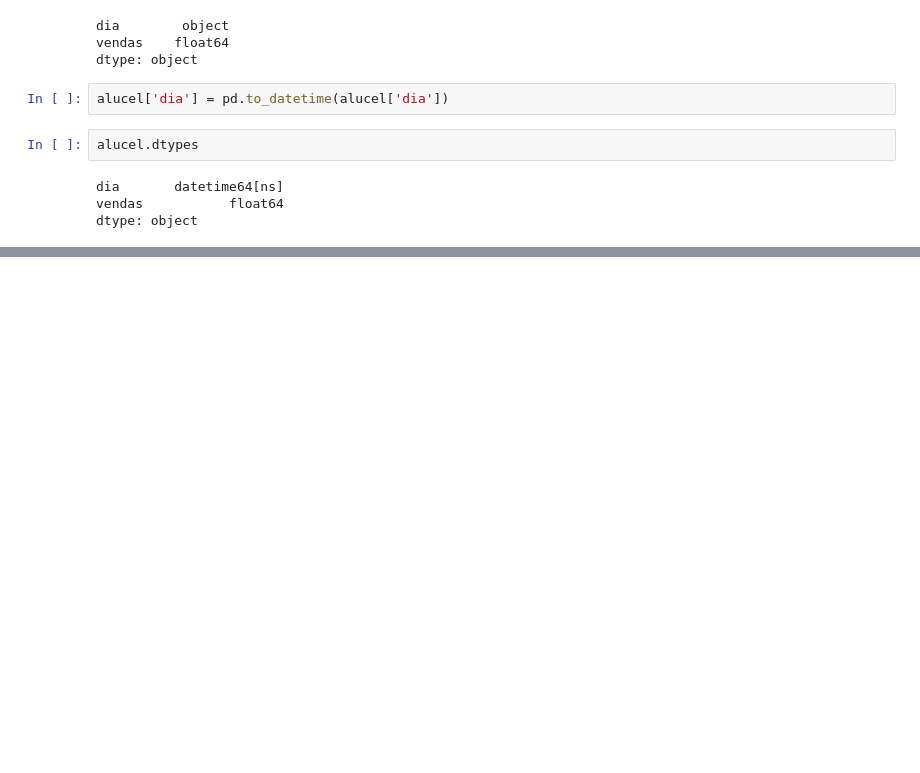
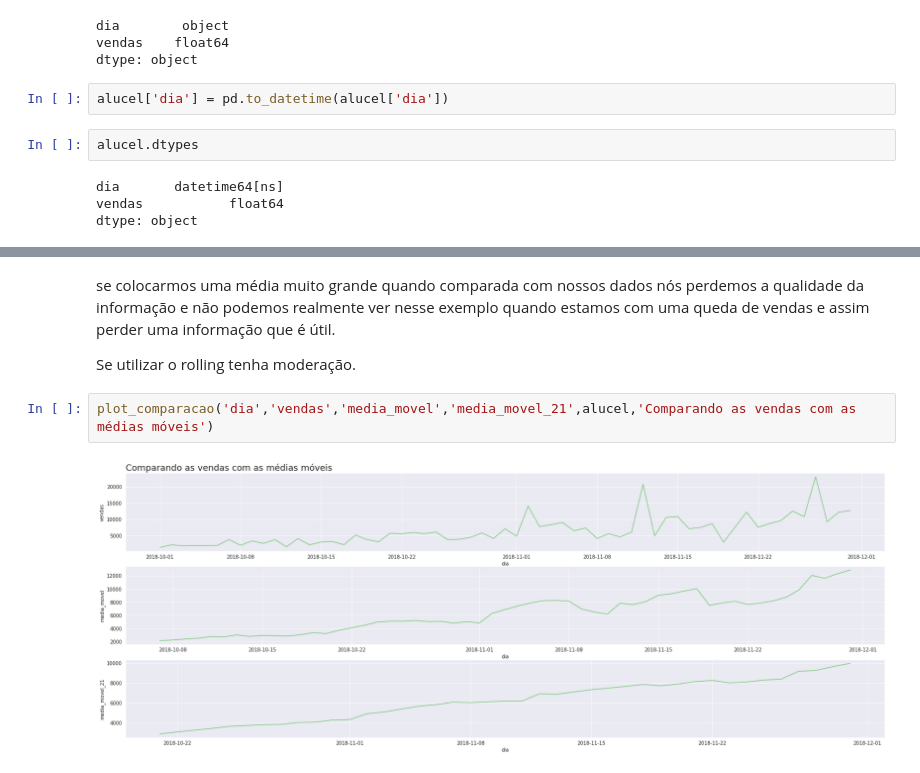
Before and after one commit to King-Bowie/TimeSeries, a Jupyter notebook: TimeSeries.ipynb, the cells around one changed output, grey strips where cells are left out. Cells and saved outputs as stored; diff of their text form; blank space fills up the shorter version.

```diff
--- a/TimeSeries.ipynb
+++ b/TimeSeries.ipynb
@@ -571,0 +618,8 @@ dtype: object
+# %% [markdown]
+se colocarmos uma média muito grande quando comparada com nossos dados nós perdemos a qualidade da informação e não podemos realmente ver nesse exemplo quando estamos com uma queda de vendas e assim perder uma informação que é útil.
+
+Se utilizar o rolling tenha moderação.
+# %%
+plot_comparacao('dia','vendas','media_movel','media_movel_21',alucel,'Comparando as vendas com as médias móveis')
+# %% [output]
+[figure, added]
```
Also changed, not shown: parts of 7 cells of this notebook.
